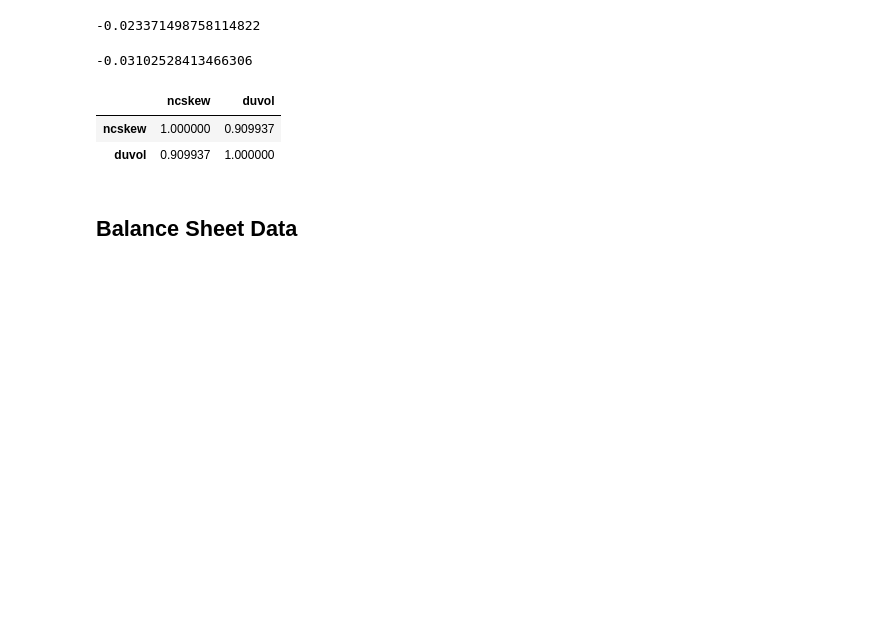
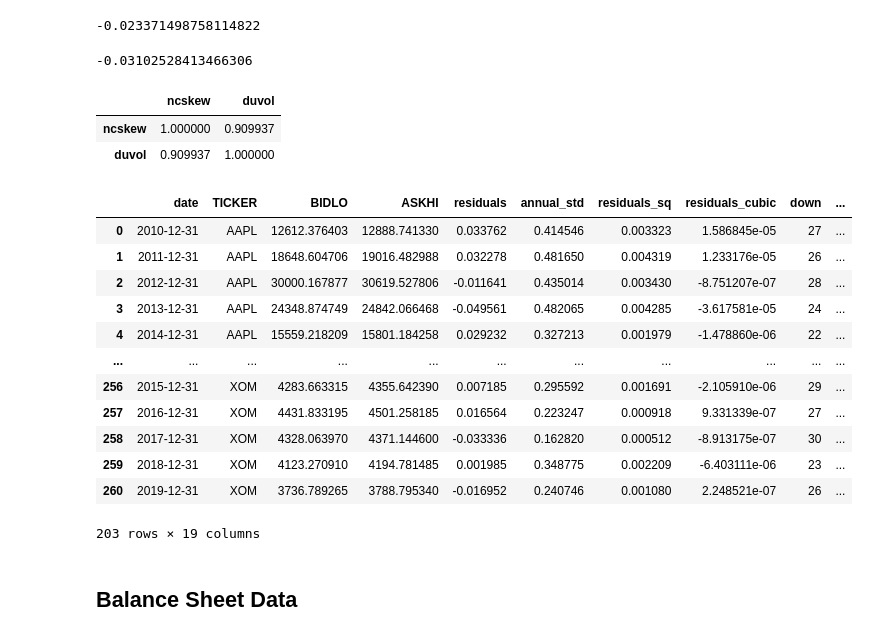
Before and after one commit to QuantifiSogang/2024-02RiskManagement, a Jupyter notebook: ch09_detectingcrash/ch09_detectingcrash.ipynb, the cells around one changed output. Drawn from its saved outputs; the diff is of its cells as text; code cells hidden in the pictures; blank space fills up the shorter version.

```diff
--- a/ch09_detectingcrash/ch09_detectingcrash.ipynb
+++ b/ch09_detectingcrash/ch09_detectingcrash.ipynb
@@ -369,2 +377,19 @@ merge_grouped[['ncskew','duvol']].corr()
+# %%
+merge_grouped=merge_grouped[merge_grouped.TICKER.isin(columns)]
+merge_grouped
+# %% [output]
+|  | date | TICKER | BIDLO | ASKHI | residuals | annual_std | residuals_sq | residuals_cubic | down | ... |
+| 0 | 2010-12-31 | AAPL | 12612.376403 | 12888.741330 | 0.033762 | 0.414546 | 0.003323 | 1.586845e-05 | 27 | ... |
+| 1 | 2011-12-31 | AAPL | 18648.604706 | 19016.482988 | 0.032278 | 0.481650 | 0.004319 | 1.233176e-05 | 26 | ... |
+| 2 | 2012-12-31 | AAPL | 30000.167877 | 30619.527806 | -0.011641 | 0.435014 | 0.003430 | -8.751207e-07 | 28 | ... |
+| 3 | 2013-12-31 | AAPL | 24348.874749 | 24842.066468 | -0.049561 | 0.482065 | 0.004285 | -3.617581e-05 | 24 | ... |
+| 4 | 2014-12-31 | AAPL | 15559.218209 | 15801.184258 | 0.029232 | 0.327213 | 0.001979 | -1.478860e-06 | 22 | ... |
+| ... | ... | ... | ... | ... | ... | ... | ... | ... | ... | ... |
+| 256 | 2015-12-31 | XOM | 4283.663315 | 4355.642390 | 0.007185 | 0.295592 | 0.001691 | -2.105910e-06 | 29 | ... |
+| 257 | 2016-12-31 | XOM | 4431.833195 | 4501.258185 | 0.016564 | 0.223247 | 0.000918 | 9.331339e-07 | 27 | ... |
+| 258 | 2017-12-31 | XOM | 4328.063970 | 4371.144600 | -0.033336 | 0.162820 | 0.000512 | -8.913175e-07 | 30 | ... |
+| 259 | 2018-12-31 | XOM | 4123.270910 | 4194.781485 | 0.001985 | 0.348775 | 0.002209 | -6.403111e-06 | 23 | ... |
+| 260 | 2019-12-31 | XOM | 3736.789265 | 3788.795340 | -0.016952 | 0.240746 | 0.001080 | 2.248521e-07 | 26 | ... |
+203 rows × 19 columns
 # %% [markdown]
 ## Balance Sheet Data
```
Also changed, not shown: parts of 11 cells of this notebook, 10 other files.
